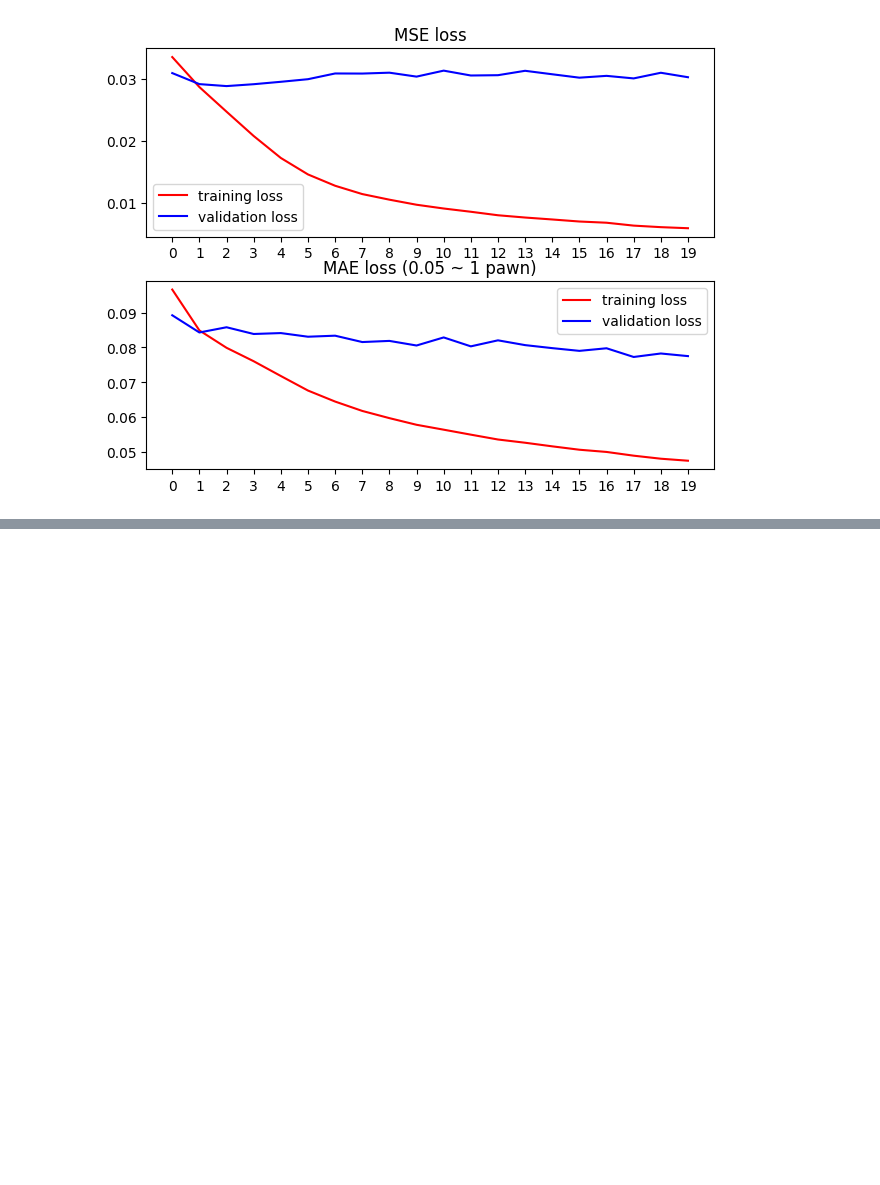
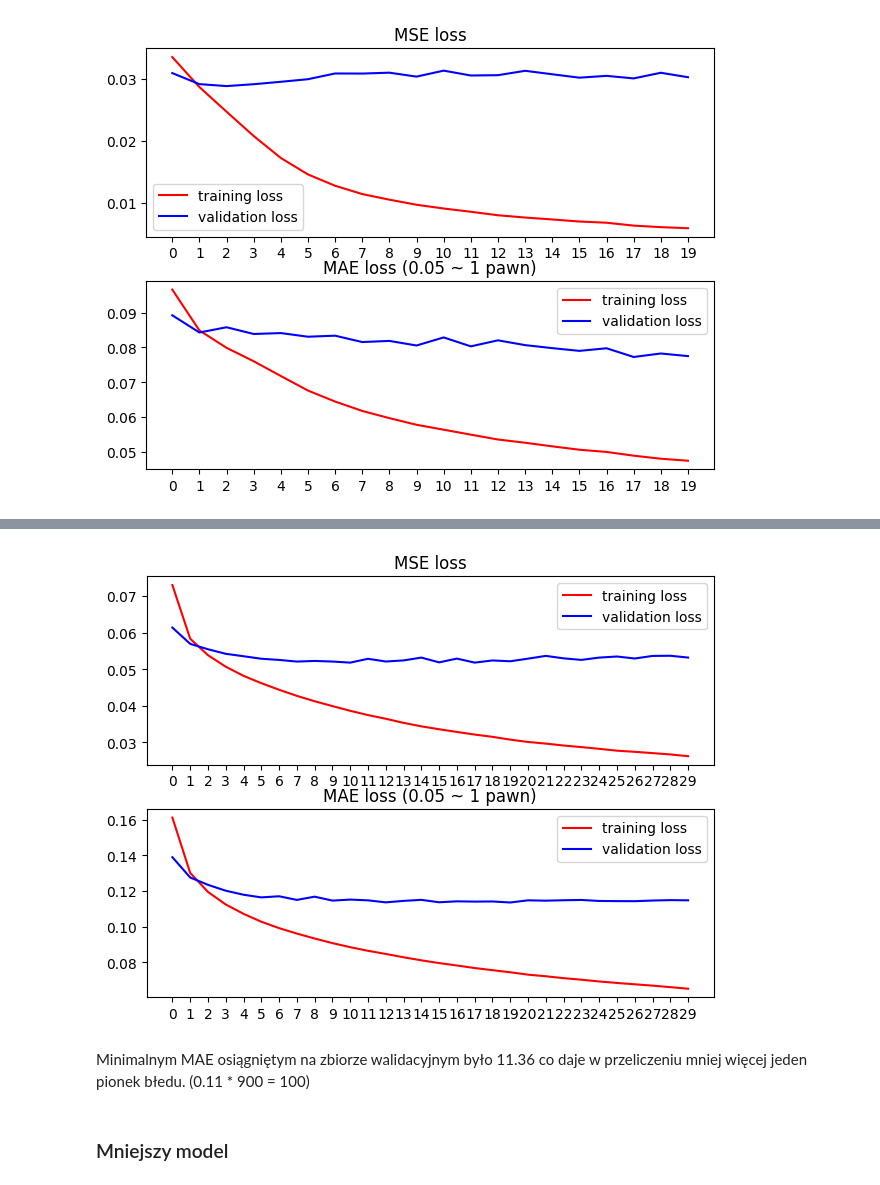
Before and after one commit to krajewskiML/ChessNeuralNetwork, a Jupyter notebook: train_keras.ipynb, the cells around one changed output, grey strips where cells are left out. Cells and saved outputs as stored; diff of their text form; code cells hidden in the pictures; blank space fills up the shorter version.

```diff
--- a/train_keras.ipynb
+++ b/train_keras.ipynb
@@ -446,0 +476,3 @@ plot_training(history_extended_new_data)
+# %%
+from sklearn.model_selection import train_test_split
+X_train, X_val, y_train, y_val = train_test_split(transformed_data, transformed_clipped_labels_queen, test_size=0.2, random_state=42)
@@ -446,0 +482,15 @@ plot_training(history_extended_new_data)
+# %%
+K.clear_session()
+gigant = keras.Sequential(
+    [
+        keras.Input(shape=(12, 8, 8)),
+        layers.Flatten(),
+        layers.Dense(12*8*8, activation="relu"),
+        layers.Dense(12*8*8, activation="relu"),
+        layers.Dense(12*8*8, activation="relu"),
+        layers.Dense(12*8, activation="relu"),
+        layers.Dense(12, activation="relu"),
+        layers.Dense(1, activation="tanh")
+    ]
+)
+gigant.summary()
@@ -446,0 +518,8 @@ plot_training(history_extended_new_data)
+# %%
+gigant.compile(
+    loss="mae",
+    optimizer="adam",
+    metrics=["mse", "mae"],
+)
+# %%
+history_gigant = gigant.fit(X_train, y_train, batch_size=128, epochs=30, validation_data=(X_val, y_val))
@@ -446,0 +544,8 @@ plot_training(history_extended_new_data)
+# %%
+plot_training(history_gigant)
+# %% [output]
+[figure, added]
+# %% [markdown]
+Minimalnym MAE osiągniętym na zbiorze walidacyjnym było 11.36 co daje w przeliczeniu mniej więcej jeden pionek błedu. (0.11 * 900 = 100)
+# %% [markdown]
+### Mniejszy model
```
Also changed, not shown: parts of 28 cells of this notebook, 3 other files.
